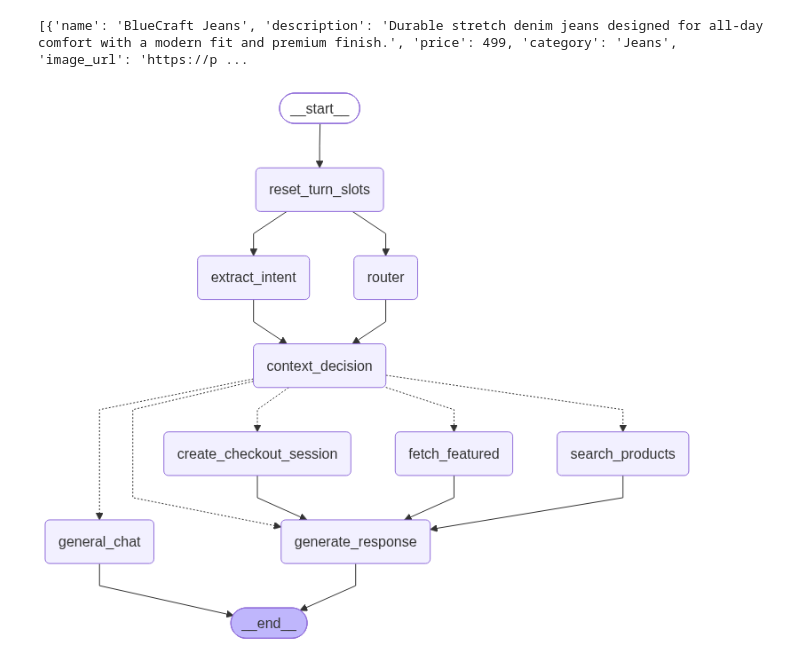
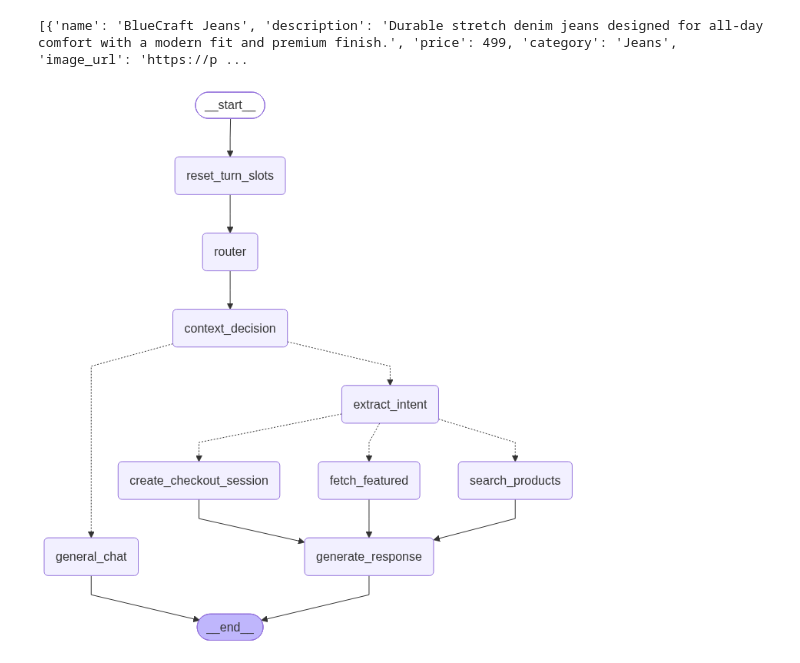
Before and after one commit to Shubham8532/woodpetra, a Jupyter notebook: notebook/models.ipynb, the cells around one changed output. Drawn from its saved outputs; the diff is of its cells as text; code cells hidden in the pictures.

```diff
--- a/notebook/models.ipynb
+++ b/notebook/models.ipynb
@@ -1136,6 +1136,8 @@ def fetch_featured(state: ShoppingState):
 graph = StateGraph(ShoppingState)
 
 # 1. ADD NODES
+
+# 1. NODES
 graph.add_node("reset_turn_slots", reset_turn_slots)      # Ephemeral slot reset pre-step
 graph.add_node("router", router)
 graph.add_node("general_chat", general_chat)
@@ -1146,85 +1148,102 @@ graph.add_node("create_checkout_session", create_checkout_session)
 graph.add_node("generate_response", generate_response)
 graph.add_node("fetch_featured", fetch_featured)          # Affirmative follow-up showcase node
 
-# 2. STEP 1: SERIAL PRE-STEP (Reset ephemeral slots before routing/extraction)
+# 2. Edges
 graph.add_edge(START, "reset_turn_slots")
 
-# STEP 2: PARALLEL FAN-OUT (Preserves speed & concurrency)
+# # STEP 2: PARALLEL FAN-OUT (Preserves speed & concurrency)
+# graph.add_edge("reset_turn_slots", "router")
+# graph.add_edge("reset_turn_slots", "extract_intent")
+
 graph.add_edge("reset_turn_slots", "router")
-graph.add_edge("reset_turn_slots", "extract_intent")
+graph.add_edge("router", "context_decision")
 
-# STEP 3: PARALLEL FAN-IN INTO CONTEXT_DECISION
-graph.add_edge("router", "context_decision")
-graph.add_edge("extract_intent", "context_decision")
-
-
-# ── PURE AI ROUTER GATE FUNCTION (ZERO MANUAL STRING MATCHING) ────────────────
+# ── 1. ROUTER GATE FUNCTION (Gate 1) ──────────────────────────────────────────
 def route_post_sync(state: ShoppingState) -> str:
     """
-    Pure AI Gate Function:
-    Rely strictly on Router LLM output, Intent extraction, and Bot Action Signals.
-    No hardcoded frozensets, regex, or manual word matching!
+    Rely strictly on Router LLM output.
+    General chatter goes to general_chat.
+    All shopping queries go to extract_intent.
     """
     route = state.get("route")
     route_str = str(getattr(route, "value", route) or "").lower()
 
+    if route_str == "general":
+        return "general_chat"
+
+    return "extract_intent"
+
+
+# ── 2. INTENT GATE FUNCTION (Gate 2) ──────────────────────────────────────────
+def route_after_intent(state: ShoppingState) -> str:
+    """
+    Evaluates extracted intent and extracted slots:
+    - Checkout -> create_checkout_session
+    - Affirmation ('yes'/'sure' without product filters) -> fetch_featured
+    - Product Search (with color/size/category filters) -> search_products
+    """
+    raw_intent = state.get("intent")
+    intent_val = getattr(raw_intent, "intent", raw_intent)
+    intent_str = str(getattr(intent_val, "value", intent_val) or "").lower()
     last_action = state.get("last_bot_action")
 
-    # Safe extraction of extracted intent
-    intent = state.get("intent")
-    intent_type = getattr(intent, "intent", intent)
-    intent_str = str(getattr(intent_type, "value", intent_type) or "").lower()
-
-    print(f"[route_post_sync] route={route_str!r} | intent={intent_str!r} | last_action={last_action!r}")
-
-    # 1. EVALUATE CHECKOUT INTENT (Highest Priority)
+    # 1. Checkout link generation
     if intent_str == "checkout":
         return "create_checkout_session"
 
-    # 2. PURE AI AFFIRMATIVE FOLLOW-UP (No manual frozensets!)
-    # If bot previously offered alternatives/denied AND the AI Router classified current turn as 'shopping'
-    if last_action == "offered_alternatives" and route_str == "shopping":
-        print("[route_post_sync] Pure AI Signal -> Branching to fetch_featured")
+    # 2. Check if user provided actual shopping filters
+    has_specific_filters = any([
+        getattr(raw_intent, "category", None),
+        getattr(raw_intent, "product_name", None),
+        getattr(raw_intent, "color", None),
+        getattr(raw_intent, "size", None),
+        getattr(raw_intent, "price_max", None)
+    ])
+
+    # 3. If previous turn offered alternatives and current query has NO specific filters (e.g. 'yes', 'sure', 'ha')
+    if last_action in ("offered_alternatives", "denied_oos") and not has_specific_filters:
+        print("[route_after_intent] Affirmation follow-up -> Branching to fetch_featured")
         return "fetch_featured"
 
-    # 3. EVALUATE GENERAL / BANTER ROUTE
-    if route_str == "general":
-        return "general_chat"
+    if intent_str == "recommend" and not has_specific_filters:
+        return "fetch_featured"
 
-    # 4. EVALUATE CONTEXT DECISION ROUTE
-    context_route = state.get("context_route")
-    context_str = str(getattr(context_route, "value", context_route) or "").lower()
-
-    if context_str == "context":
-        return "generate_response"
-
-    # 5. DEFAULT SHOPPING FLOW
+    # 4. Default: Search DB for the requested product
     return "search_products"
 
 
-# 3. CONDITIONAL BRANCHING
+# ── 3. GRAPH INITIALIZATION & CONDITIONAL EDGES ──────────────────────────────
+# Gate 1: After Router & Context Decision
 graph.add_conditional_edges(
     "context_decision",
     route_post_sync,
     {
         "general_chat": "general_chat",
+        "extract_intent": "extract_intent",
+    }
+)
+
+# Gate 2: After Intent Extraction
+graph.add_conditional_edges(
+    "extract_intent",
+    route_after_intent,
+    {
         "create_checkout_session": "create_checkout_session",
         "search_products": "search_products",
-        "generate_response": "generate_response",
         "fetch_featured": "fetch_featured",
     }
 )
 
 # 4. TERMINAL EDGES
 graph.add_edge("search_products", "generate_response")
 graph.add_edge("create_checkout_session", "generate_response")
 graph.add_edge("fetch_featured", "generate_response")
 graph.add_edge("general_chat", END)
 graph.add_edge("generate_response", END)
 
 # 5. COMPILE GRAPH
 memory = InMemorySaver()
 workflow = graph.compile(checkpointer=memory)
 workflow
 # %% [output]
-[figure, old version]
+[figure, new version]
```
Also changed, not shown: 5 other files.
